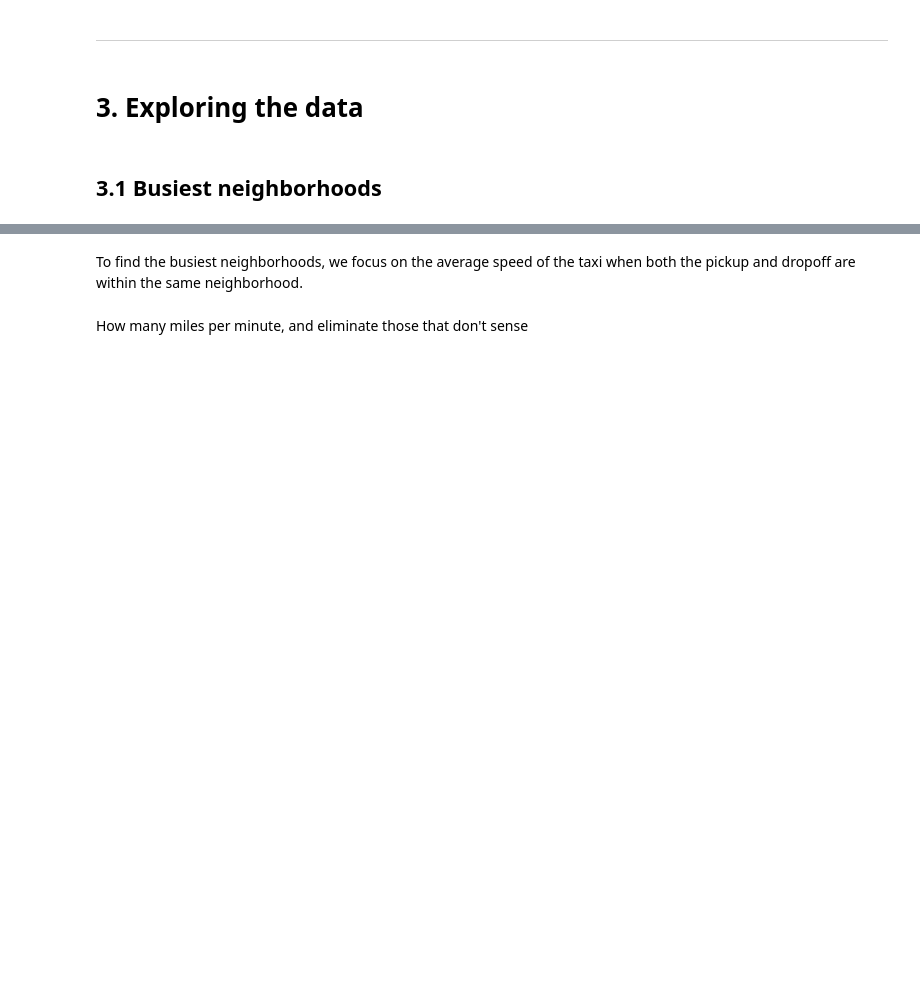
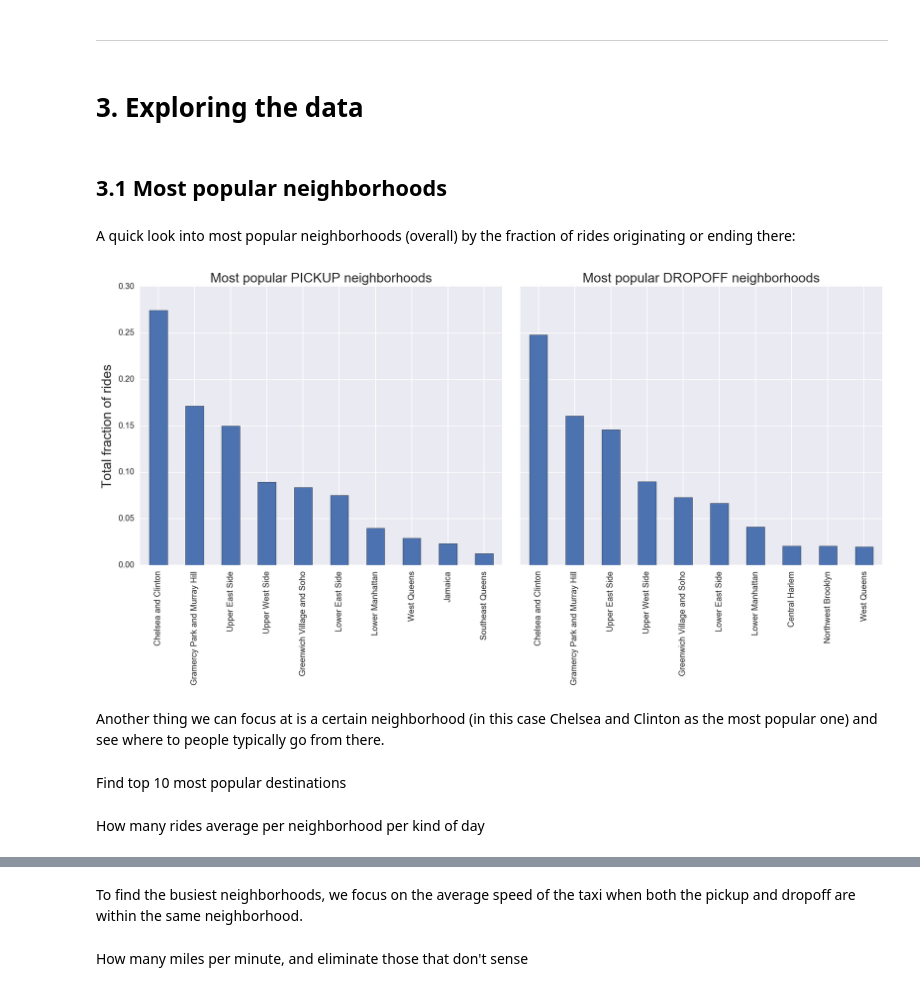
Before and after one commit to aficnar/TaxiProject, a Jupyter notebook: taxi_project.ipynb, the cells around one changed output, grey strips where cells are left out. Cells and saved outputs as stored; diff of their text form; code cells hidden in the pictures; blank space fills up the shorter version.

```diff
--- a/taxi_project.ipynb
+++ b/taxi_project.ipynb
@@ -481,4 +461,6 @@ show(p)
 # %% [markdown]
 # <a name="p3">3. Exploring the data</a>
 # %% [markdown]
-## <a name="p31">3.1 Busiest neighborhoods</a>
+## <a name="p31">3.1 Most popular neighborhoods</a>
+# %% [markdown]
+A quick look into most popular neighborhoods (overall) by the fraction of rides originating or ending there:
@@ -484,0 +471,14 @@ show(p)
+# %%
+fig, axes = plt.subplots(1, 2, figsize = (16, 6), sharey=True)
+pop_pickup[:10].plot.bar(ax = axes[0])
+pop_dropoff[:10].plot.bar(ax = axes[1])
+axes[0].set_ylabel('Total fraction of rides', fontsize = 16)
+axes[0].set_title('Most popular PICKUP neighborhoods', fontsize = 16)
+axes[1].set_title('Most popular DROPOFF neighborhoods', fontsize = 16)
+axes[0].set_ylim([0,0.3])
+axes[1].set_ylim([0,0.3])
+plt.subplots_adjust(wspace=0.05, hspace=10);
+# %% [output]
+[figure, added]
+# %% [markdown]
+Another thing we can focus at is a certain neighborhood (in this case Chelsea and Clinton as the most popular one) and see where to people typically go from there.
@@ -484,0 +490,2 @@ show(p)
+# %% [markdown]
+Find top 10 most popular destinations
@@ -484,0 +495,2 @@ show(p)
+# %% [markdown]
+How many rides average per neighborhood per kind of day
```
Also changed, not shown: parts of 91 cells of this notebook.
